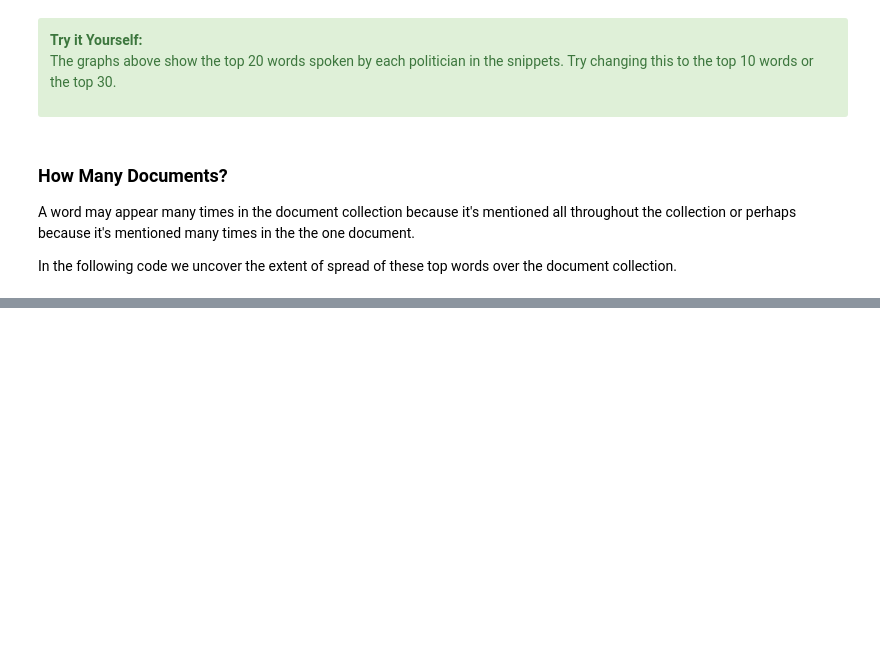
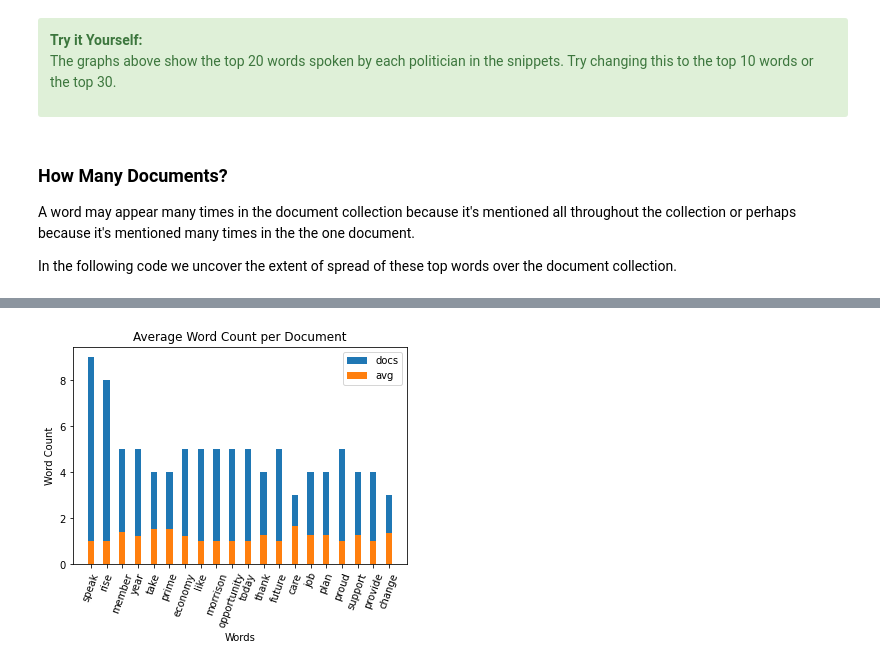
Before and after one commit to Australian-Text-Analytics-Platform/open-australia-api, a Jupyter notebook: api.ipynb, the cells around one changed output, grey strips where cells are left out. Cells and saved outputs as stored; diff of their text form; code cells hidden in the pictures; blank space fills up the shorter version.

```diff
--- a/api.ipynb
+++ b/api.ipynb
@@ -337,16 +394,16 @@ plt.show()
 # %%
 y_docs = [value[1] for value in allen_words_in_docs[:20]]
 y_avg = [value[1] for value in average_allen[:20]]
 
-x_axis = range(20)
-
 plt.bar(x_axis, y_docs, 0.4, label = 'docs')
 plt.bar(x_axis, y_avg, 0.4, label = 'avg')
 
-plt.xticks(x_axis, x_allen)
+plt.xticks(range(len(x_allen)), x_allen)
 plt.xticks(rotation=70)
 plt.xlabel("Words")
 plt.ylabel("Word Count")
 plt.title("Average Word Count per Document")
 plt.legend()
 plt.show()
+# %% [output]
+[figure, added]
```
Also changed, not shown: parts of 11 cells of this notebook.
